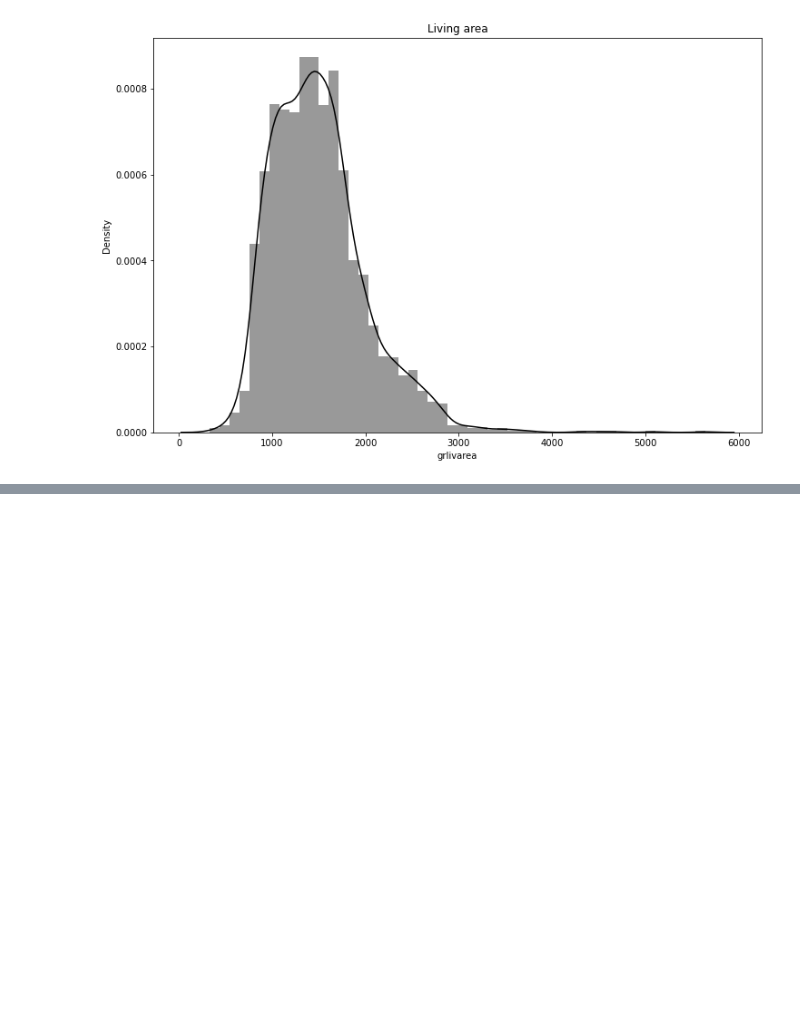
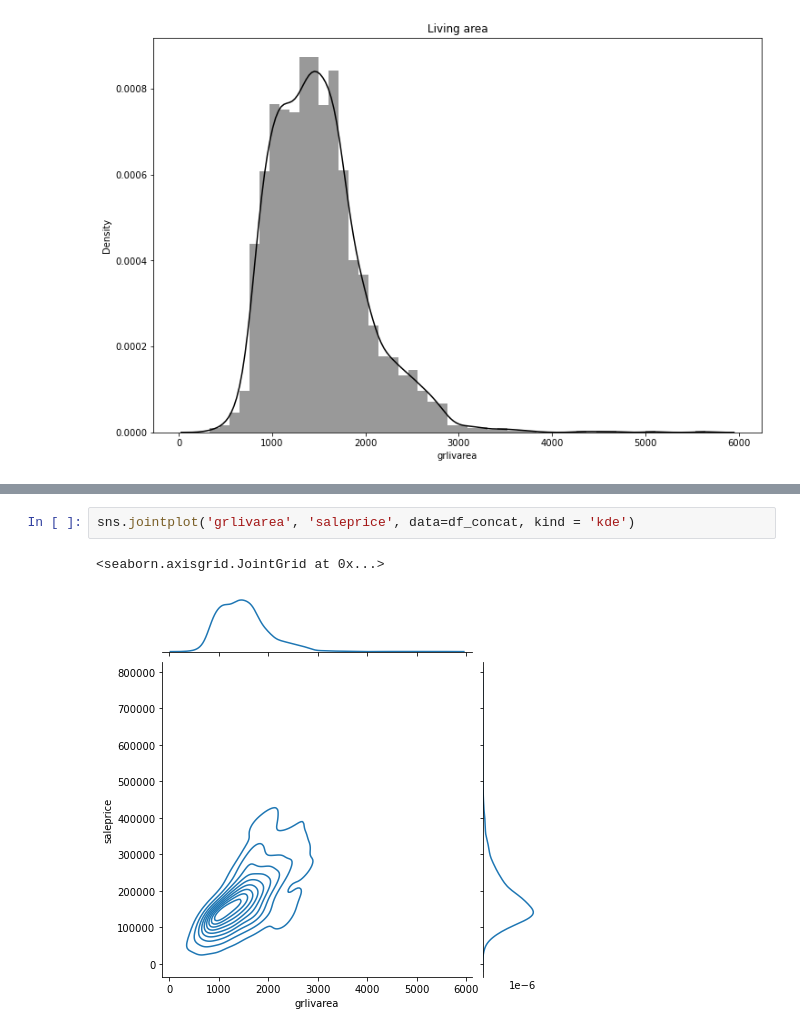
Before and after one commit to ViniciusHolanda001/House_Prices, a Jupyter notebook: notebook/eda_house_prices.ipynb, the cells around one changed output, grey strips where cells are left out. Saved outputs shown, nothing was run; the diff lists cells and outputs as text; blank space fills up the shorter version.

```diff
--- a/notebook/eda_house_prices.ipynb
+++ b/notebook/eda_house_prices.ipynb
@@ -253,0 +293,5 @@ sns.scatterplot(data = df_concat,
+# %%
+sns.jointplot('grlivarea', 'saleprice', data=df_concat, kind = 'kde')
+# %% [output]
+<seaborn.axisgrid.JointGrid at 0x...>
+[figure, added]
```
Also changed, not shown: parts of 8 cells of this notebook.
